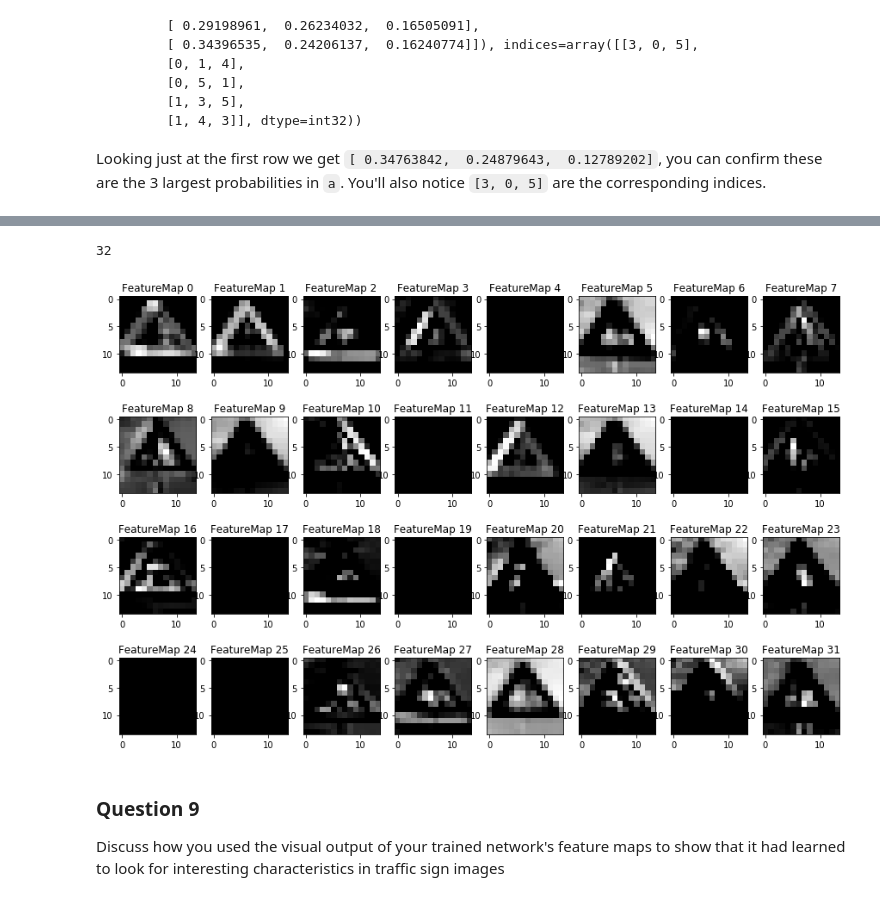
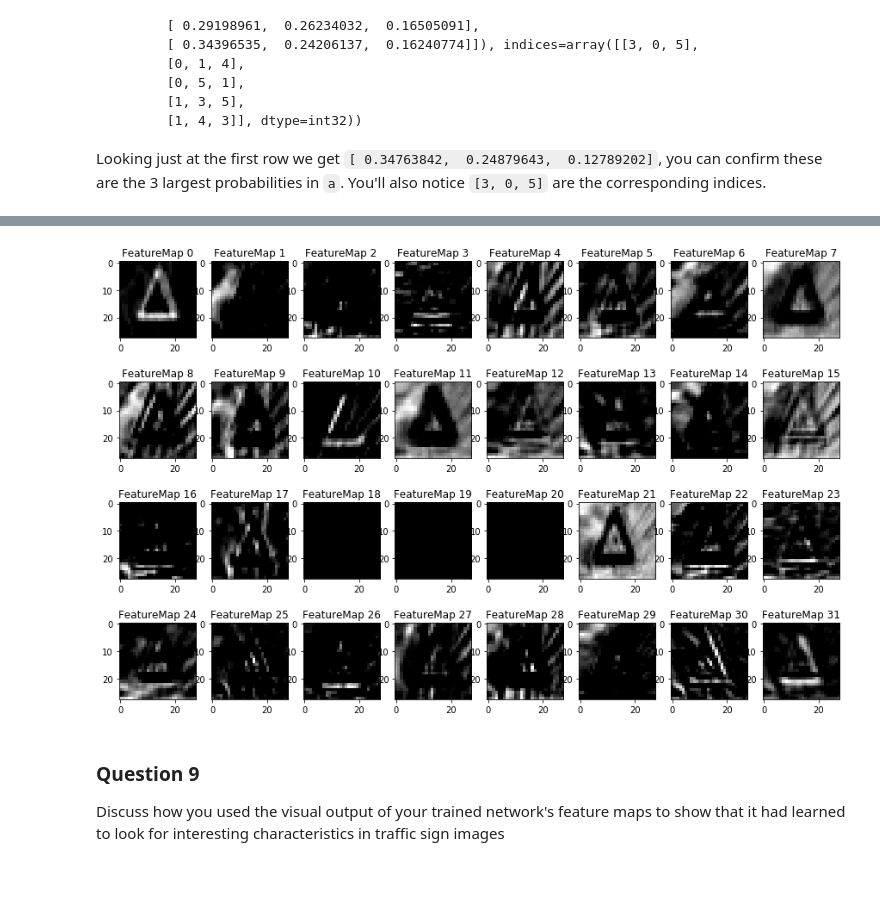
Before and after one commit to sumitkapoor/carnd_traffic_sign_project2, a Jupyter notebook: Traffic_Sign_Classifier.ipynb, the cells around one changed output, grey strips where cells are left out. Saved outputs shown, nothing was run; the diff lists cells and outputs as text; code cells hidden in the pictures.

```diff
--- a/Traffic_Sign_Classifier.ipynb
+++ b/Traffic_Sign_Classifier.ipynb
@@ -689,6 +812,6 @@ Model saved
 # %%
 with tf.Session() as sess:
-    saver.restore(sess, "./models/traffic_model_1")
+    saver.restore(sess, "./models/traffic_model_2")
 
     test_accuracy, test_cost = evaluate(X_test, y_test)
     print("Test Accuracy = {:.3f}".format(test_accuracy))
@@ -734,8 +857,8 @@ def get_features_and_labels():
 X_new, y_new = get_features_and_labels()
 
 with tf.Session() as sess:
-    saver.restore(sess, "./models/traffic_model_1")
-    prediction = sess.run(tf.argmax(logits, 1), feed_dict={x: X_new, keep_prob: 1.})
+    saver.restore(sess, "./models/traffic_model_2")
+    prediction = sess.run(tf.argmax(logits, 1), feed_dict={x: X_new, keep_prob_conv: 1., keep_prob_fc: 1.})
 
     for (i, v) in enumerate(prediction):
         annotation = "Actual:    %s\nPredicted: %s" % (
@@ -826,8 +952,8 @@ def plot_prediction(labels, x_counts):
     plt.show()
 
 with tf.Session() as sess:
-    saver.restore(sess, "./models/traffic_model_1")
-    top = sess.run(top_k, feed_dict={x: X_new, keep_prob:1.})
+    saver.restore(sess, "./models/traffic_model_2")
+    top = sess.run(top_k, feed_dict={x: X_new, keep_prob_conv:1., keep_prob_fc:1.})
 
     for i in range(len(y_new)):
         print("\n Actual        -", sign_names[y_new[i]])
@@ -877,7 +1006,7 @@ def outputFeatureMap(image_input, tf_activation, activation_min=-1, activation_m
     # image_input =
     # Note: x should be the same name as your network's tensorflow data placeholder variable
     # If you get an error tf_activation is not defined it maybe having trouble accessing the variable from inside a function
-    activation = tf_activation.eval(session=sess,feed_dict={x : image_input, keep_prob:1.})
+    activation = tf_activation.eval(session=sess,feed_dict={x : image_input, keep_prob_conv: 1., keep_prob_fc: 1.})
     featuremaps = activation.shape[3]
     plt.figure(plt_num, figsize=(15,15))
     for featuremap in range(featuremaps):
@@ -893,16 +1022,15 @@ def outputFeatureMap(image_input, tf_activation, activation_min=-1, activation_m
             plt.imshow(activation[0,:,:, featuremap], interpolation="nearest", cmap="gray")
 # %%
 with tf.Session() as sess:
-    saver.restore(sess, "./models/traffic_model_1")
-    img = mpimg.imread("./images/27.jpeg")
+    saver.restore(sess, "./models/traffic_model_2")
+    img = mpimg.imread("./images/28.jpeg")
     sign_img = cv2.resize(img, (32, 32), interpolation = cv2.INTER_AREA)
     sign_img = normalize(sign_img)
     sign_img = np.array(sign_img, dtype=np.float)
     sign_img = np.expand_dims(sign_img, axis=0)
     outputFeatureMap(sign_img, tf.get_collection("conv_01")[0])
 # %% [output]
-32
-[figure, old version]
+[figure, new version]
 # %% [markdown]
 ### Question 9
 
```
Also changed, not shown: parts of 12 cells of this notebook.
